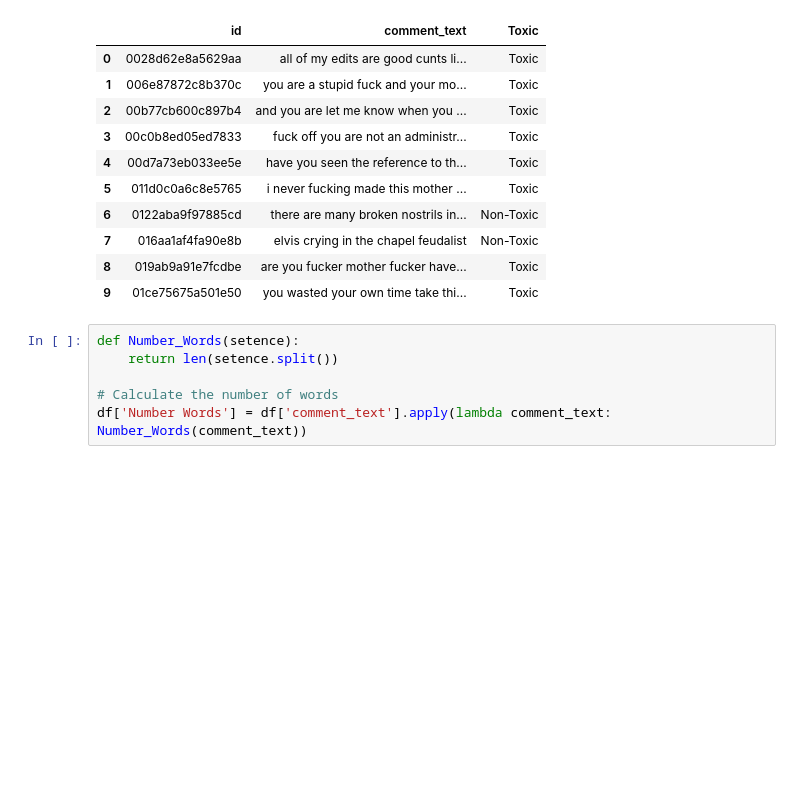
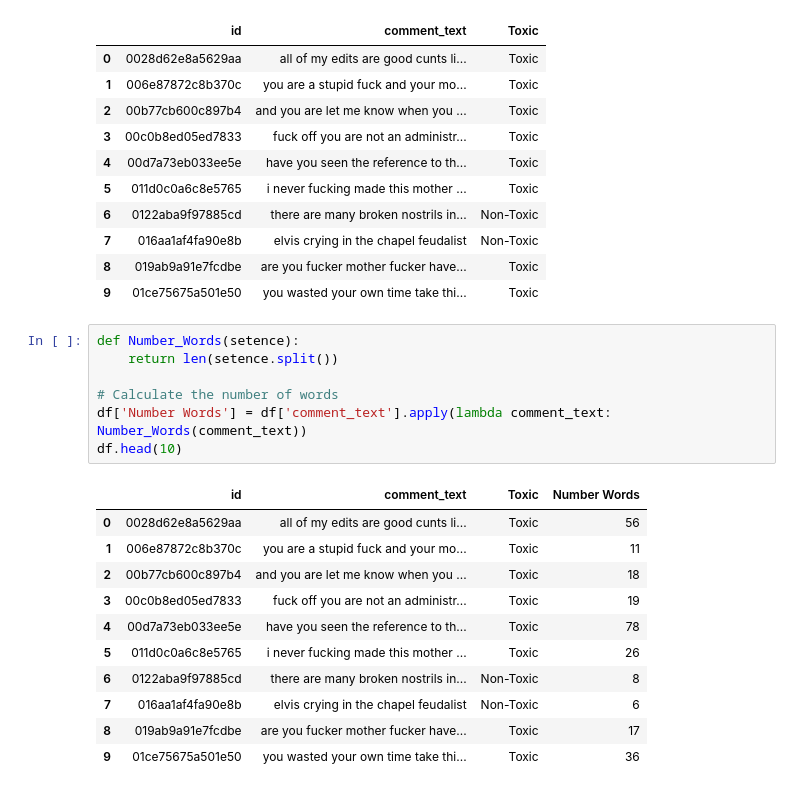
Before and after one commit to RichardeLira/Python-IA-Dell-Lead-, a Jupyter notebook: Final/AF.ipynb, the cells around one changed output. Cells and saved outputs as stored; diff of their text form; blank space fills up the shorter version.

```diff
--- a/Final/AF.ipynb
+++ b/Final/AF.ipynb
@@ -381,6 +381,19 @@ df.head(10)
 # %%
 def Number_Words(setence):
     return len(setence.split())
 
 # Calculate the number of words
 df['Number Words'] = df['comment_text'].apply(lambda comment_text: Number_Words(comment_text))
+df.head(10)
+# %% [output]
+|  | id | comment_text | Toxic | Number Words |
+| 0 | 0028d62e8a5629aa | all of my edits are good cunts li... | Toxic | 56 |
+| 1 | 006e87872c8b370c | you are a stupid fuck and your mo... | Toxic | 11 |
+| 2 | 00b77cb600c897b4 | and you are let me know when you ... | Toxic | 18 |
+| 3 | 00c0b8ed05ed7833 | fuck off you are not an administr... | Toxic | 19 |
+| 4 | 00d7a73eb033ee5e | have you seen the reference to th... | Toxic | 78 |
+| 5 | 011d0c0a6c8e5765 | i never fucking made this mother ... | Toxic | 26 |
+| 6 | 0122aba9f97885cd | there are many broken nostrils in... | Non-Toxic | 8 |
+| 7 | 016aa1af4fa90e8b | elvis crying in the chapel feudalist | Non-Toxic | 6 |
+| 8 | 019ab9a91e7fcdbe | are you fucker mother fucker have... | Toxic | 17 |
+| 9 | 01ce75675a501e50 | you wasted your own time take thi... | Toxic | 36 |
```
Also changed, not shown: parts of 3 cells of this notebook.
